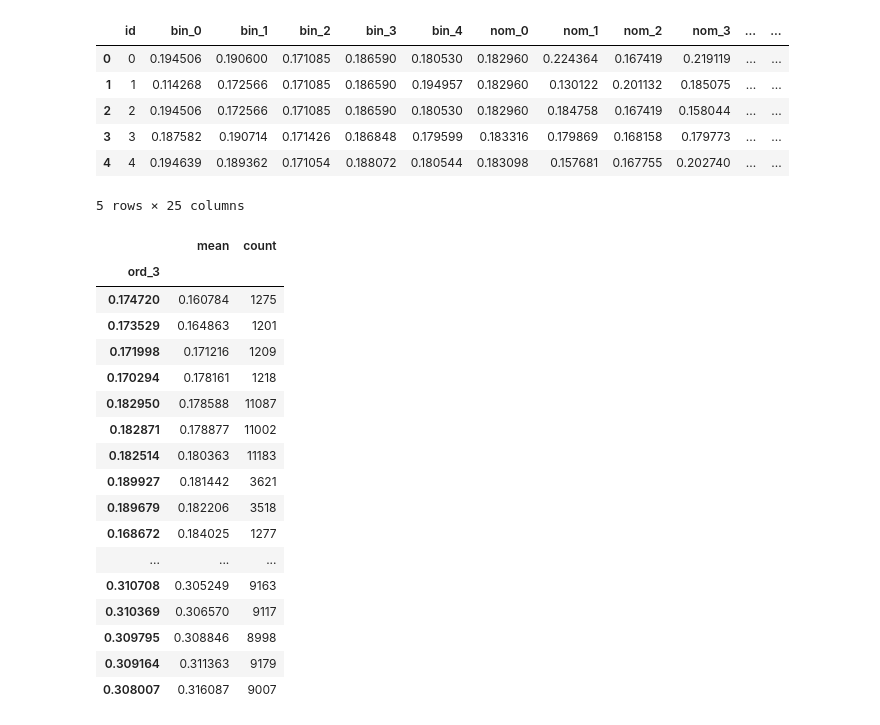
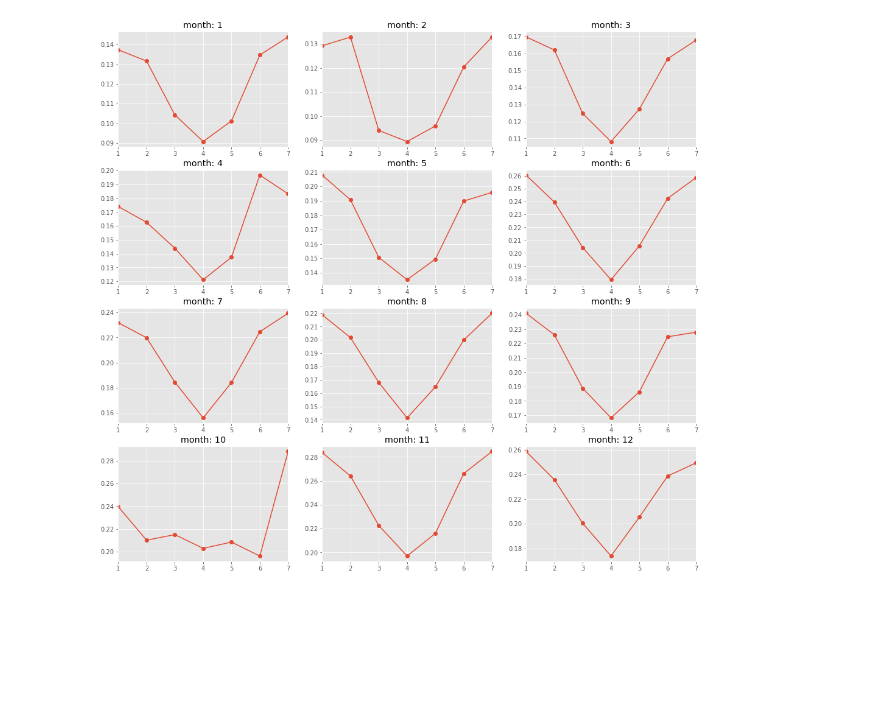
Before and after one commit to viktorsapozhok/cafeen, a Jupyter notebook: notebooks/1_simple_eda.ipynb, the cells around one changed output. Drawn from its saved outputs; the diff is of its cells as text; code cells hidden in the pictures; blank space fills up the shorter version.

```diff
--- a/notebooks/1_simple_eda.ipynb
+++ b/notebooks/1_simple_eda.ipynb
@@ -215,31 +106,9 @@ plt.plot(np.sort(df['ord_3'].unique()))
-# %%
-df.head()
-# %% [output]
-|  | id | bin_0 | bin_1 | bin_2 | bin_3 | bin_4 | nom_0 | nom_1 | nom_2 | nom_3 | ... | ... |
-| 0 | 0 | 0.194506 | 0.190600 | 0.171085 | 0.186590 | 0.180530 | 0.182960 | 0.224364 | 0.167419 | 0.219119 | ... | ... |
-| 1 | 1 | 0.114268 | 0.172566 | 0.171085 | 0.186590 | 0.194957 | 0.182960 | 0.130122 | 0.201132 | 0.185075 | ... | ... |
-| 2 | 2 | 0.194506 | 0.172566 | 0.171085 | 0.186590 | 0.180530 | 0.182960 | 0.184758 | 0.167419 | 0.158044 | ... | ... |
-| 3 | 3 | 0.187582 | 0.190714 | 0.171426 | 0.186848 | 0.179599 | 0.183316 | 0.179869 | 0.168158 | 0.179773 | ... | ... |
-| 4 | 4 | 0.194639 | 0.189362 | 0.171054 | 0.188072 | 0.180544 | 0.183098 | 0.157681 | 0.167755 | 0.202740 | ... | ... |
-5 rows × 25 columns
-# %%
-df.groupby('ord_3')['target'].agg(['mean', 'count']).sort_values(by='mean').tail(50)
-# %% [output]
-|  | mean | count |
-| ord_3 |  |  |
-| 0.174720 | 0.160784 | 1275 |
-| 0.173529 | 0.164863 | 1201 |
-| 0.171998 | 0.171216 | 1209 |
-| 0.170294 | 0.178161 | 1218 |
-| 0.182950 | 0.178588 | 11087 |
-| 0.182871 | 0.178877 | 11002 |
-| 0.182514 | 0.180363 | 11183 |
-| 0.189927 | 0.181442 | 3621 |
-| 0.189679 | 0.182206 | 3518 |
-| 0.168672 | 0.184025 | 1277 |
-| ... | ... | ... |
-| 0.310708 | 0.305249 | 9163 |
-| 0.310369 | 0.306570 | 9117 |
-| 0.309795 | 0.308846 | 8998 |
-| 0.309164 | 0.311363 | 9179 |
-| 0.308007 | 0.316087 | 9007 |
+# %%
+fig, ax = plt.subplots(4, 3, figsize=(17,16))
+
+for i in range(12):
+    train[train['month'] == i+1].groupby('day')['target'].mean().plot(ax = ax[i//3, i-3*(i//3)], marker='o')
+    ax[i//3, i-3*(i//3)].set_xlabel('')
+    ax[i//3, i-3*(i//3)].set_title(f'month: {i+1}')
+# %% [output]
+[figure, added]
```
Also changed, not shown: parts of 18 cells of this notebook, 4 other files.
